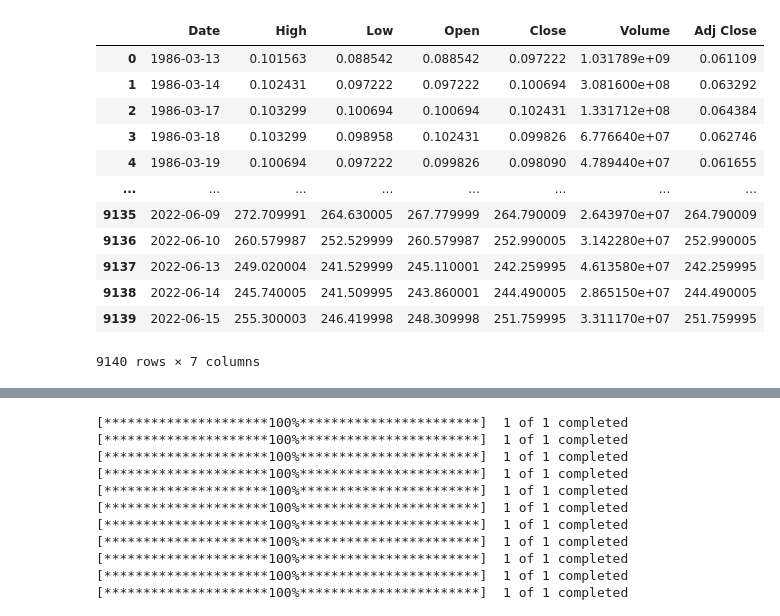
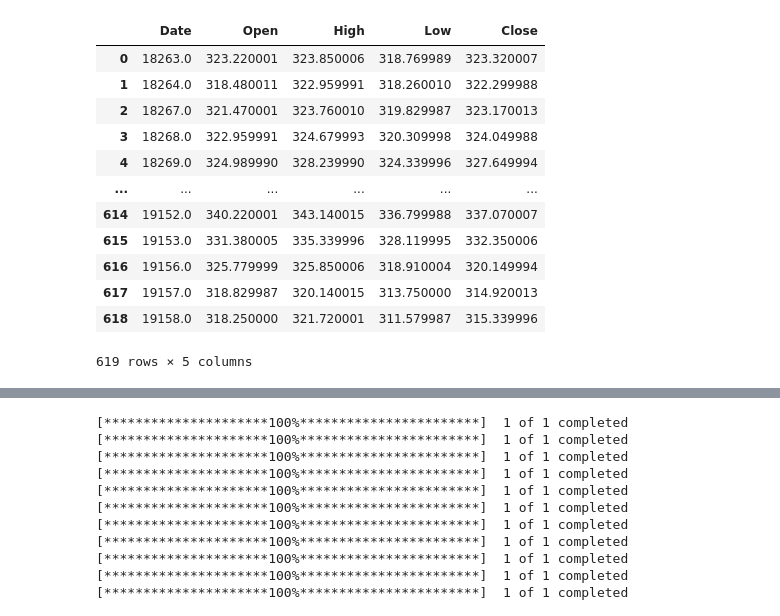
Before and after one commit to bijantech/sr_box_finder, a Jupyter notebook: notebooks/stock_breakout_demo.ipynb, the cells around one changed output, grey strips where cells are left out. Drawn from its saved outputs; the diff is of its cells as text; code cells hidden in the pictures.

```diff
--- a/notebooks/stock_breakout_demo.ipynb
+++ b/notebooks/stock_breakout_demo.ipynb
@@ -19,0 +23,8 @@ The autoreload extension is already loaded. To reload it, use:
+# %%
+# load_data('ROKU')
+df = pd.read_csv("../data/ROKU.csv", header=[0])
+df
+df[df.Date > '2018-01-01'][df.Date < '2021-01-01']
+# df = yf.download('GOOGL', start='2021-02-01', threads= False)
+# df.to_csv('goog.csv')
+# pd.read_csv('goog.csv')
@@ -20,34 +101,43 @@ The autoreload extension is already loaded. To reload it, use:
 # %%
 from data_loader import load_data
 # df = load_data('COO')
 # df[df.index > '2020-01-01']
 # df.reset_index()
 
+# def get_stock_price(symbol):
+# #   df = yf.download(symbol, start='2021-02-01', threads= False)
+#   df = load_data(symbol)
+#   df = df[df.Date > '2020-01-01'].copy()
+#   df = df.reset_index()
+#   df['Date'] = df['Date'].apply(mpl_dates.date2num)
+#   df = df.loc[:,['Date', 'Open', 'High', 'Low', 'Close']]
+#   return df
+
 def get_stock_price(symbol):
 #   df = yf.download(symbol, start='2021-02-01', threads= False)
   df = load_data(symbol)
-  df = df[df.index > '2020-01-01'].copy()
-  df = df.reset_index()
+  df = df[df.Date > '2020-01-01'].copy()
   df['Date'] = df['Date'].apply(mpl_dates.date2num)
   df = df.loc[:,['Date', 'Open', 'High', 'Low', 'Close']]
   return df
 
-# get_stock_price('COO')
+df = get_stock_price('COO')
 # df = load_data('MSFT')
 # df.reset_index(level=0)
-ohlc = pd.read_csv('../data/MSFT.csv', header=[0])
-ohlc
+# df = load_data('COO')
+# df[df.index > '2020-01-01']
+df.reset_index(drop=True)
 # %% [output]
-|  | Date | High | Low | Open | Close | Volume | Adj Close |
-| 0 | 1986-03-13 | 0.101563 | 0.088542 | 0.088542 | 0.097222 | 1.031789e+09 | 0.061109 |
-| 1 | 1986-03-14 | 0.102431 | 0.097222 | 0.097222 | 0.100694 | 3.081600e+08 | 0.063292 |
-| 2 | 1986-03-17 | 0.103299 | 0.100694 | 0.100694 | 0.102431 | 1.331712e+08 | 0.064384 |
-| 3 | 1986-03-18 | 0.103299 | 0.098958 | 0.102431 | 0.099826 | 6.776640e+07 | 0.062746 |
-| 4 | 1986-03-19 | 0.100694 | 0.097222 | 0.099826 | 0.098090 | 4.789440e+07 | 0.061655 |
-| ... | ... | ... | ... | ... | ... | ... | ... |
-| 9135 | 2022-06-09 | 272.709991 | 264.630005 | 267.779999 | 264.790009 | 2.643970e+07 | 264.790009 |
-| 9136 | 2022-06-10 | 260.579987 | 252.529999 | 260.579987 | 252.990005 | 3.142280e+07 | 252.990005 |
-| 9137 | 2022-06-13 | 249.020004 | 241.529999 | 245.110001 | 242.259995 | 4.613580e+07 | 242.259995 |
-| 9138 | 2022-06-14 | 245.740005 | 241.509995 | 243.860001 | 244.490005 | 2.865150e+07 | 244.490005 |
-| 9139 | 2022-06-15 | 255.300003 | 246.419998 | 248.309998 | 251.759995 | 3.311170e+07 | 251.759995 |
+|  | Date | Open | High | Low | Close |
+| 0 | 18263.0 | 323.220001 | 323.850006 | 318.769989 | 323.320007 |
+| 1 | 18264.0 | 318.480011 | 322.959991 | 318.260010 | 322.299988 |
+| 2 | 18267.0 | 321.470001 | 323.760010 | 319.829987 | 323.170013 |
+| 3 | 18268.0 | 322.959991 | 324.679993 | 320.309998 | 324.049988 |
+| 4 | 18269.0 | 324.989990 | 328.239990 | 324.339996 | 327.649994 |
+| ... | ... | ... | ... | ... | ... |
+| 614 | 19152.0 | 340.220001 | 343.140015 | 336.799988 | 337.070007 |
+| 615 | 19153.0 | 331.380005 | 335.339996 | 328.119995 | 332.350006 |
+| 616 | 19156.0 | 325.779999 | 325.850006 | 318.910004 | 320.149994 |
+| 617 | 19157.0 | 318.829987 | 320.140015 | 313.750000 | 314.920013 |
+| 618 | 19158.0 | 318.250000 | 321.720001 | 311.579987 | 315.339996 |
-9140 rows × 7 columns
+619 rows × 5 columns
```
Also changed, not shown: parts of 6 cells of this notebook, 5 other files.
